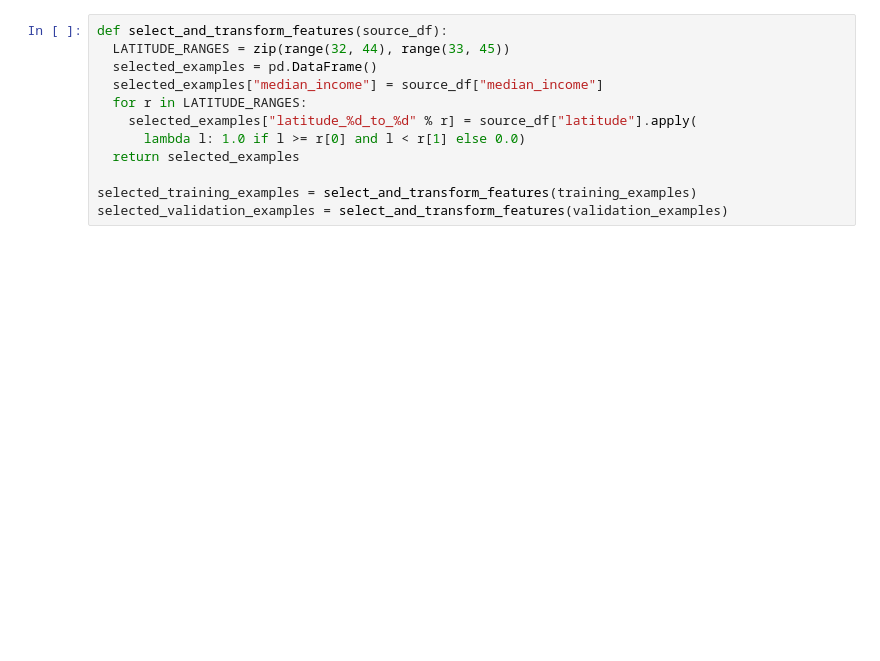
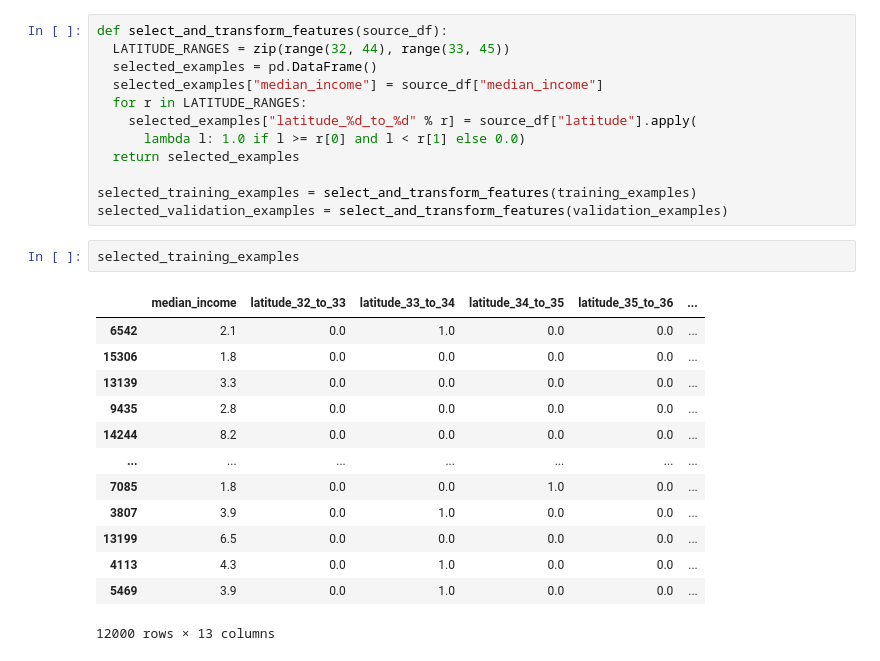
Before and after one commit to onkar125/featureset, a Jupyter notebook: feature_sets.ipynb, the cells around one changed output. Saved outputs shown, nothing was run; the diff lists cells and outputs as text; blank space fills up the shorter version.

```diff
--- a/feature_sets.ipynb
+++ b/feature_sets.ipynb
@@ -394,6 +475,22 @@ def select_and_transform_features(source_df):
 
 selected_training_examples = select_and_transform_features(training_examples)
 selected_validation_examples = select_and_transform_features(validation_examples)
+# %%
+selected_training_examples
+# %% [output]
+|  | median_income | latitude_32_to_33 | latitude_33_to_34 | latitude_34_to_35 | latitude_35_to_36 | ... |
+| 6542 | 2.1 | 0.0 | 1.0 | 0.0 | 0.0 | ... |
+| 15306 | 1.8 | 0.0 | 0.0 | 0.0 | 0.0 | ... |
+| 13139 | 3.3 | 0.0 | 0.0 | 0.0 | 0.0 | ... |
+| 9435 | 2.8 | 0.0 | 0.0 | 0.0 | 0.0 | ... |
+| 14244 | 8.2 | 0.0 | 0.0 | 0.0 | 0.0 | ... |
+| ... | ... | ... | ... | ... | ... | ... |
+| 7085 | 1.8 | 0.0 | 0.0 | 1.0 | 0.0 | ... |
+| 3807 | 3.9 | 0.0 | 1.0 | 0.0 | 0.0 | ... |
+| 13199 | 6.5 | 0.0 | 0.0 | 0.0 | 0.0 | ... |
+| 4113 | 4.3 | 0.0 | 1.0 | 0.0 | 0.0 | ... |
+| 5469 | 3.9 | 0.0 | 1.0 | 0.0 | 0.0 | ... |
+12000 rows × 13 columns
 # %%
 _ = train_model(
     learning_rate=0.01,
```
Also changed, not shown: parts of 15 cells of this notebook.
